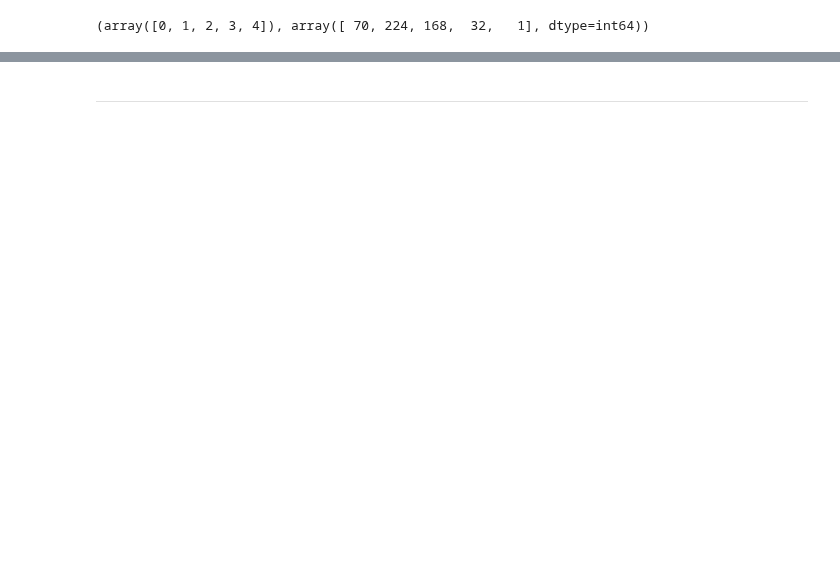
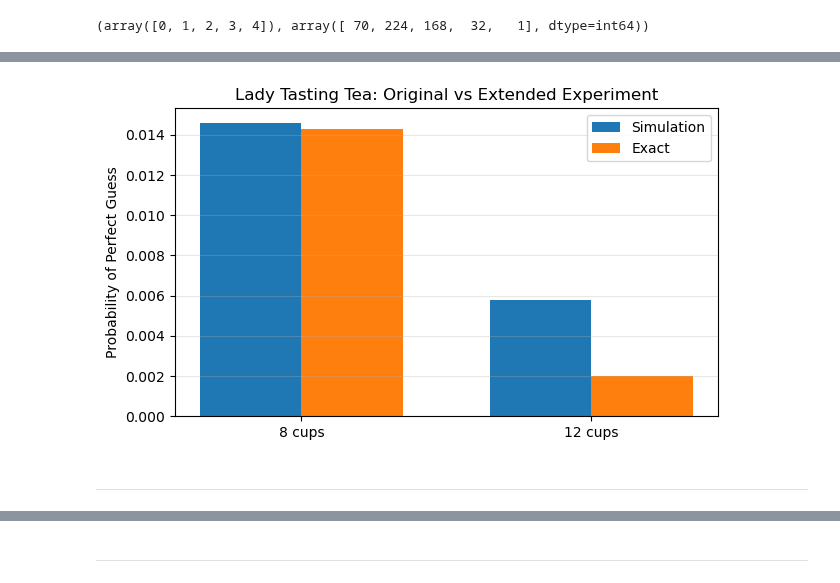
Before and after one commit to FabianeCancian/Applied-statistics, a Jupyter notebook: problems.ipynb, the cells around one changed output, grey strips where cells are left out. Cells and saved outputs as stored; diff of their text form; code cells hidden in the pictures; blank space fills up the shorter version.

```diff
--- a/problems.ipynb
+++ b/problems.ipynb
@@ -106,0 +90,18 @@ set(labels_milk)
+# %%
+# True configuration: 1 = milk first, 0 = tea first
+true_12 = np.array([1]*no_cups_milk_first + [0]*no_cups_tea_first)
+
+# Counter for perfect guesses
+correct_12 = 0
+
+for _ in range(n_simulations):
+    # Random guess by shuffling labels
+    guess = np.random.permutation(true_12)
+
+    # Check if guess matches the true configuration
+    if np.array_equal(guess, true_12):
+        correct += 1
+
+# Estimated probability of correct identification by chance
+prob_12 = correct / n_simulations
+prob_12
@@ -106,0 +110,5 @@ set(labels_milk)
+# %%
+# Exact probability of a perfect guess in the 12-cup experiment
+# (1 divided by the number of possible arrangements)
+prob_12_exact = 1 / math.comb(12, 4)
+prob_12_exact
@@ -160,0 +162,26 @@ ax.bar(counts[0], counts[1]);
+# %%
+# Probabilities estimated by simulation
+labels = ["8 cups", "12 cups"]
+sim_probs = [prob_8_sim, prob_12]
+# Exact probabilities from combinatorics
+exact_probs = [prob_8_exact, prob_12_exact]
+# Bar positions
+x = np.arange(len(labels))
+width = 0.35
+
+
+# Create comparison bar chart
+plt.figure(figsize=(7, 4))
+plt.bar(x - width/2, sim_probs, width, label="Simulation")
+plt.bar(x + width/2, exact_probs, width, label="Exact")
+
+plt.xticks(x, labels)
+plt.ylabel("Probability of Perfect Guess")
+plt.title("Lady Tasting Tea: Original vs Extended Experiment")
+plt.legend()
+plt.grid(axis="y", alpha=0.3)
+plt.show()
+# %% [output]
+[figure, added]
+# %% [markdown]
+***
```
Also changed, not shown: parts of 30 cells of this notebook.
